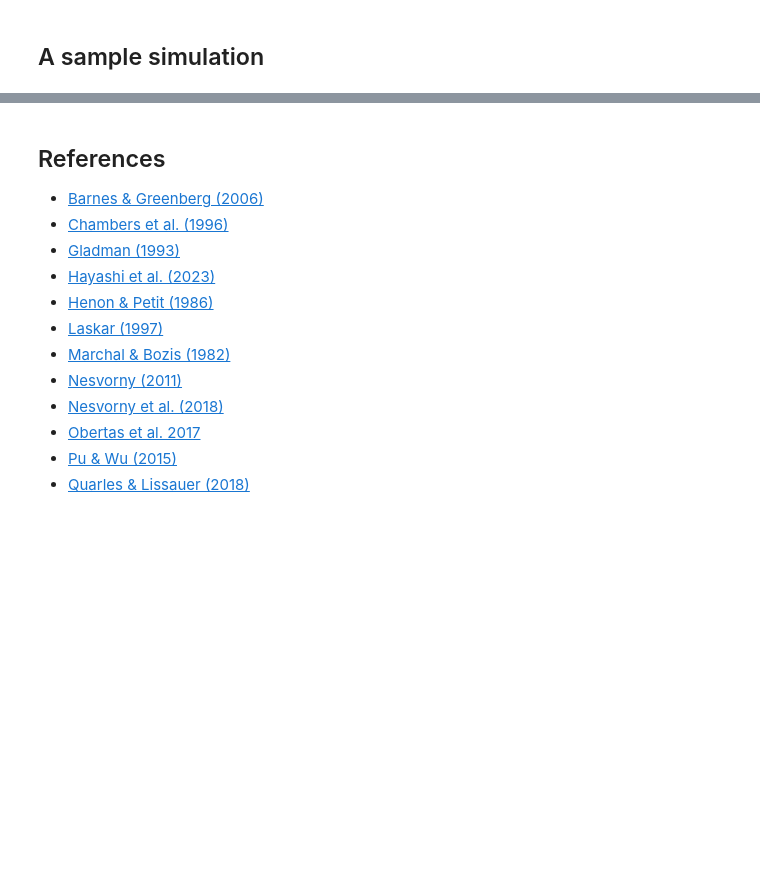
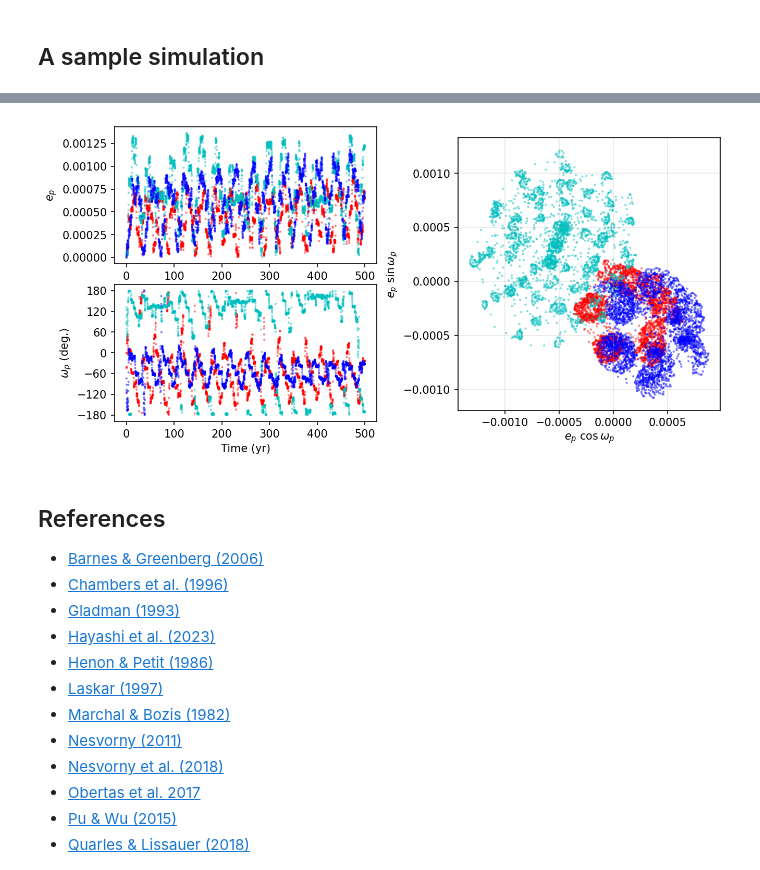
Before and after one commit to saturnaxis/exoplanet-binary, a Jupyter notebook: docs/_sources/Tutorials/planet-packing-stability.ipynb, the cells around one changed output, grey strips where cells are left out. Cells and saved outputs as stored; diff of their text form; code cells hidden in the pictures; blank space fills up the shorter version.

```diff
--- a/docs/_sources/Tutorials/planet-packing-stability.ipynb
+++ b/docs/_sources/Tutorials/planet-packing-stability.ipynb
@@ -452,3 +548,46 @@ where the ${\rm mod}$ operator refers to the [modulo](https://en.wikipedia.org/w
+# %%
+import rebound
+import numpy as np
+import matplotlib.pyplot as plt
+from matplotlib.gridspec import GridSpec
+
+#plot the simulation
+sa = rebound.SimulationArchive(output_bin)
+
+fig = plt.figure(figsize=(10,5),dpi=150)
+gs = GridSpec(2, 4, figure=fig,wspace=0.9,hspace=0.15)
+ax1 = fig.add_subplot(gs[:1,:2])
+ax2 = fig.add_subplot(gs[1:,:2])
+ax3 = fig.add_subplot(gs[:,2:],aspect='equal')
+
+time = np.zeros(len(sa))
+pl_orb = np.zeros((len(sa),4,3))
+for s in range(0,len(sa)):
+    sim = sa[s] #iterate through each snapshot in sa
+    ps = sim.particles #intermediate object to simplify the referencing
+    sim.move_to_hel() #shift to center-of-mass coordinates
+    time[s] = sim.t
+    for p in range(0,len(ps)-1):
+        pl_orb[s,p,:] = [ps[p+1].a,ps[p+1].e,ps[p+1].omega]
+
+color = ['r','c','b','orange']
+for p in range(0,3):
+    e_p, omg_p = pl_orb[:,p,1], pl_orb[:,p,2]
+    omg_p[omg_p>np.pi] -= 2*np.pi
+    ax1.scatter(time,e_p,marker='o',color=color[p],edgecolor='None',s=4,alpha=0.5)
+    ax2.scatter(time,np.degrees(omg_p),marker='o',c=color[p],edgecolor='None',s=4,alpha=0.5)
+    ax3.scatter(e_p*np.cos(omg_p),e_p*np.sin(omg_p),marker='o',c=color[p],edgecolor='None',s=4,alpha=0.5)
+ax1.set_ylabel("$e_p$")
+ax2.set_ylabel("$\omega_p$ (deg.)")
+ax3.set_ylabel("$e_p\ \sin{\omega_p}$")
+
+ax1.set_xlabel("Time (yr)")
+ax2.set_xlabel("Time (yr)")
+ax3.set_xlabel("$e_p\ \cos{\omega_p}$")
+ax2.set_yticks(np.arange(-180,180+60,60))
+ax3.grid(True,alpha=0.3);
+# %% [output]
+[figure, added]
 # %% [markdown]
 ## References
 
```
Also changed, not shown: parts of 3 cells of this notebook, 5 other files.
